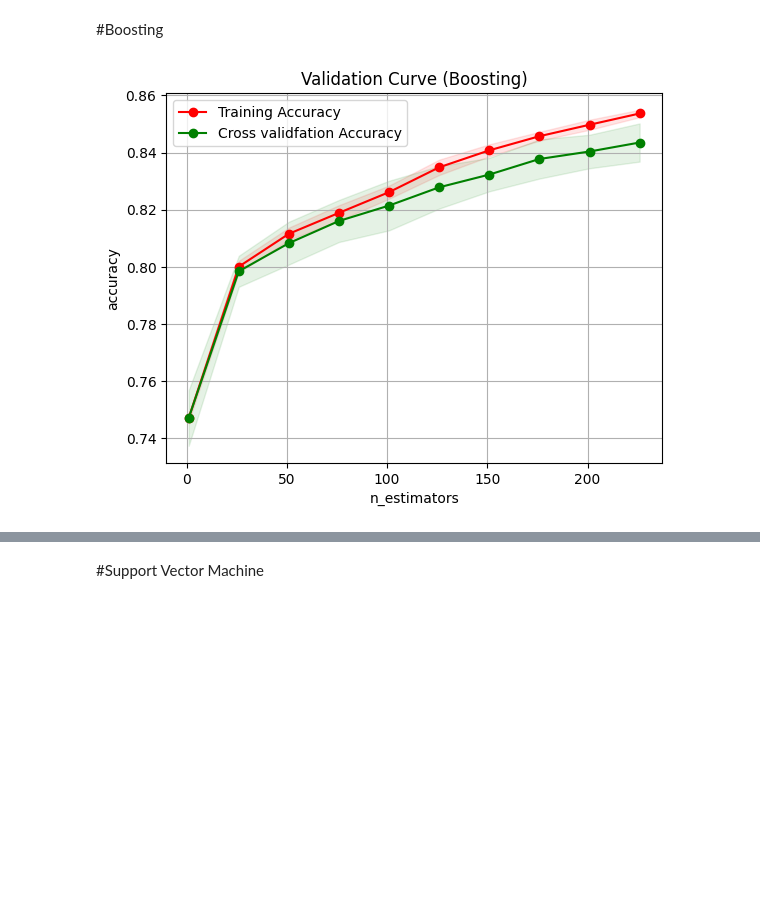
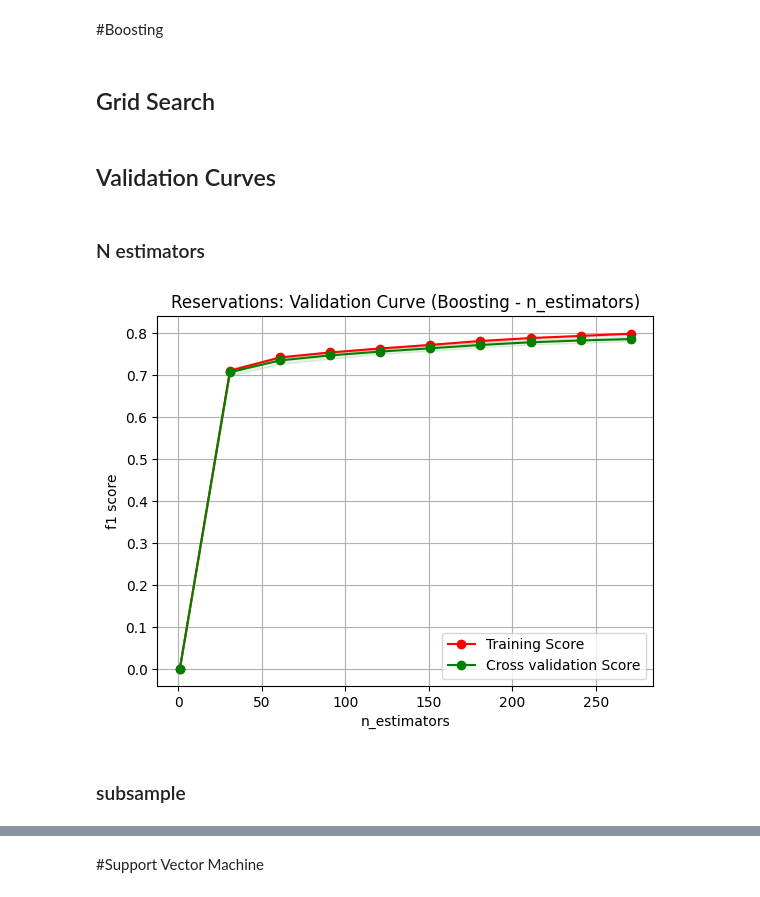
Before and after one commit to naralakamsani/supervised_learning, a Jupyter notebook: reservation_retention.ipynb, the cells around one changed output, grey strips where cells are left out. Drawn from its saved outputs; the diff is of its cells as text; code cells hidden in the pictures; blank space fills up the shorter version.

```diff
--- a/reservation_retention.ipynb
+++ b/reservation_retention.ipynb
@@ -149,26 +334,3 @@ def plot_learning_curve(estimator, title, x, y, cv=10, n_jobs=-1, train_sizes=[0
 
     plt.legend(loc="best")
     return plt
-# %%
-def plot_validation_curve(estimator, title, x, y, param_name, param_range, cv=10, n_jobs=-1, scoring="accuracy"):
-    plt.figure()
-    plt.title(title)
-
-    plt.xlabel(param_name)
-    plt.ylabel("accuracy")
-    train_scores, test_scores = validation_curve(estimator, x, y, scoring=scoring, cv=cv, n_jobs=n_jobs,param_name=param_name, param_range=param_range)
-
-    train_scores_mean = np.mean(train_scores, axis=1)
-    train_scores_std = np.std(train_scores, axis=1)
-    test_scores_mean = np.mean(test_scores, axis=1)
-    test_scores_std = np.std(test_scores, axis=1)
-    plt.grid()
-
-    plt.fill_between(param_range, train_scores_mean - train_scores_std, train_scores_mean + train_scores_std, alpha=0.1, color="r")
-    plt.fill_between(param_range, test_scores_mean - test_scores_std, test_scores_mean + test_scores_std, alpha=0.1, color="g")
-
-    plt.plot(param_range, train_scores_mean, 'o-', color="r", label="Training Accuracy")
-    plt.plot(param_range, test_scores_mean, 'o-', color="g", label="Cross validfation Accuracy")
-
-    plt.legend(loc="best")
-    return plt
@@ -261,4 +380,4 @@ plt.show()
 # %%
-plot_learning_curve(DecisionTreeClassifier(random_state=1), "Learning Curve (Decision Tree)", x_train, y_train)
+plot_learning_curve(DecisionTreeClassifier(random_state=1, class_weight="balanced", max_depth=13), "Reservations: Learning Curve (Decision Tree)", x_train, y_train)
 plt.show()
 # %% [output]
@@ -266,5 +387,5 @@ plt.show()
 # %%
-dt_model = DecisionTreeClassifier(random_state=1)
+dt_model = DecisionTreeClassifier(random_state=1, class_weight="balanced")
 dt_model.fit(x_train, y_train)
 # %% [output]
 DecisionTreeClassifier(random_state=1)
@@ -286,4 +444,4 @@ weighted avg       0.85      0.84      0.84      7255
 # %%
-nn_model = MLPClassifier(random_state=1, hidden_layer_sizes=(100,100), validation_fraction=0.2, early_stopping=True)
+nn_model = MLPClassifier(random_state=1, hidden_layer_sizes=(50,), learning_rate_init=0.01)
 nn_model.fit(x_train, y_train)
 # %% [output]
@@ -311,2 +462,4 @@ weighted avg       0.78      0.74      0.75      7255
 # %% [markdown]
 #Boosting
+# %% [markdown]
+## Grid Search
@@ -313,5 +476,11 @@ weighted avg       0.78      0.74      0.75      7255
+# %% [markdown]
+## Validation Curves
+# %% [markdown]
+### N estimators
 # %%
-plot_validation_curve(GradientBoostingClassifier(random_state=1), "Validation Curve (Boosting)", x_train, y_train, param_name="n_estimators", param_range=np.arange(1, 250, 25))
+plot_validation_curve(GradientBoostingClassifier(random_state=1), "Reservations: Validation Curve (Boosting - n_estimators)", x_train, y_train, param_name="n_estimators", param_range=np.arange(1, 300, 30))
 plt.show()
 # %% [output]
-[figure, old version]
+[figure, new version]
+# %% [markdown]
+### subsample
```
Also changed, not shown: parts of 82 cells of this notebook.
